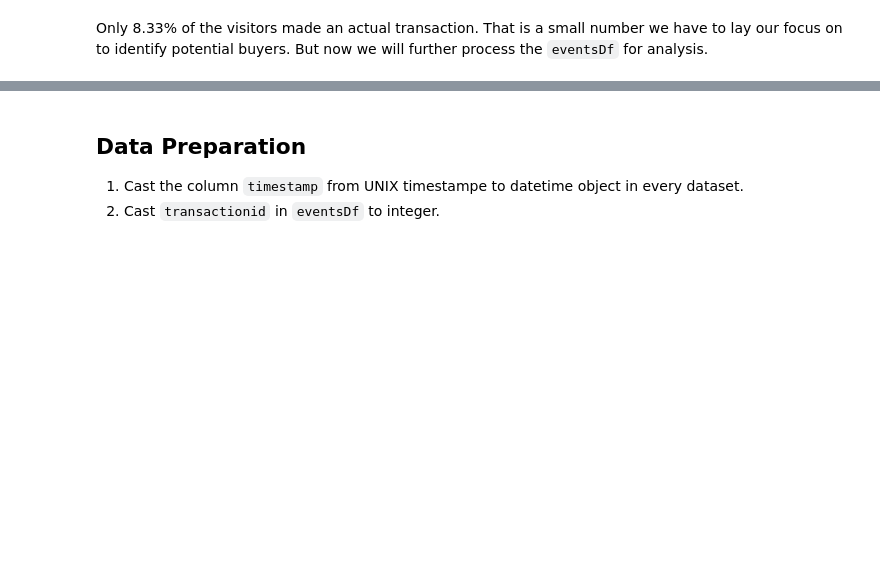
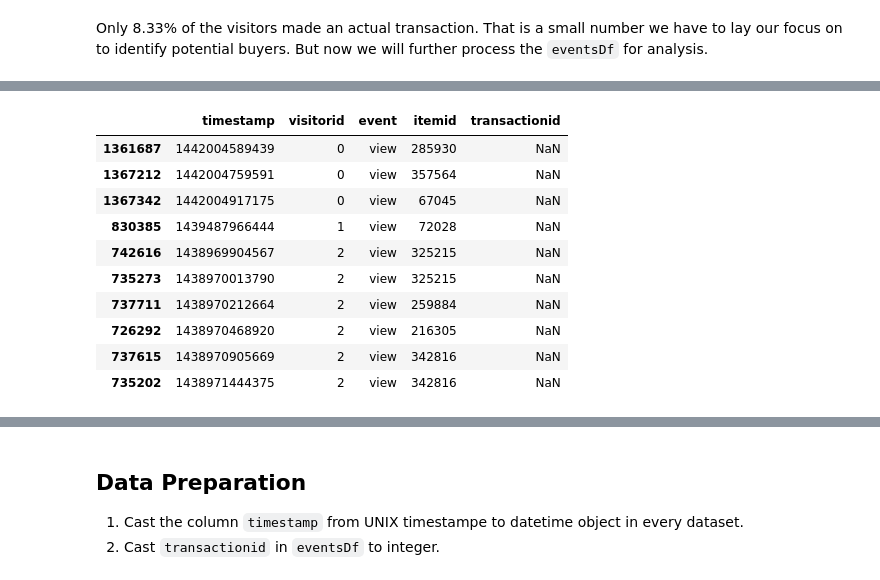
Before and after one commit to tinomerl/ecommerce-recommendation, a Jupyter notebook: ecommernce-user-behaviour.ipynb, the cells around one changed output, grey strips where cells are left out. Drawn from its saved outputs; the diff is of its cells as text; code cells hidden in the pictures; blank space fills up the shorter version.

```diff
--- a/ecommernce-user-behaviour.ipynb
+++ b/ecommernce-user-behaviour.ipynb
@@ -259,0 +262,15 @@ procEventsDf.sample(10)
+# %%
+eventsDf = eventsDf.sort_values(by=["visitorid", "timestamp"])
+eventsDf.head(10)
+# %% [output]
+|  | timestamp | visitorid | event | itemid | transactionid |
+| 1361687 | 1442004589439 | 0 | view | 285930 | NaN |
+| 1367212 | 1442004759591 | 0 | view | 357564 | NaN |
+| 1367342 | 1442004917175 | 0 | view | 67045 | NaN |
+| 830385 | 1439487966444 | 1 | view | 72028 | NaN |
+| 742616 | 1438969904567 | 2 | view | 325215 | NaN |
+| 735273 | 1438970013790 | 2 | view | 325215 | NaN |
+| 737711 | 1438970212664 | 2 | view | 259884 | NaN |
+| 726292 | 1438970468920 | 2 | view | 216305 | NaN |
+| 737615 | 1438970905669 | 2 | view | 342816 | NaN |
+| 735202 | 1438971444375 | 2 | view | 342816 | NaN |
```
Also changed, not shown: parts of 6 cells of this notebook.
